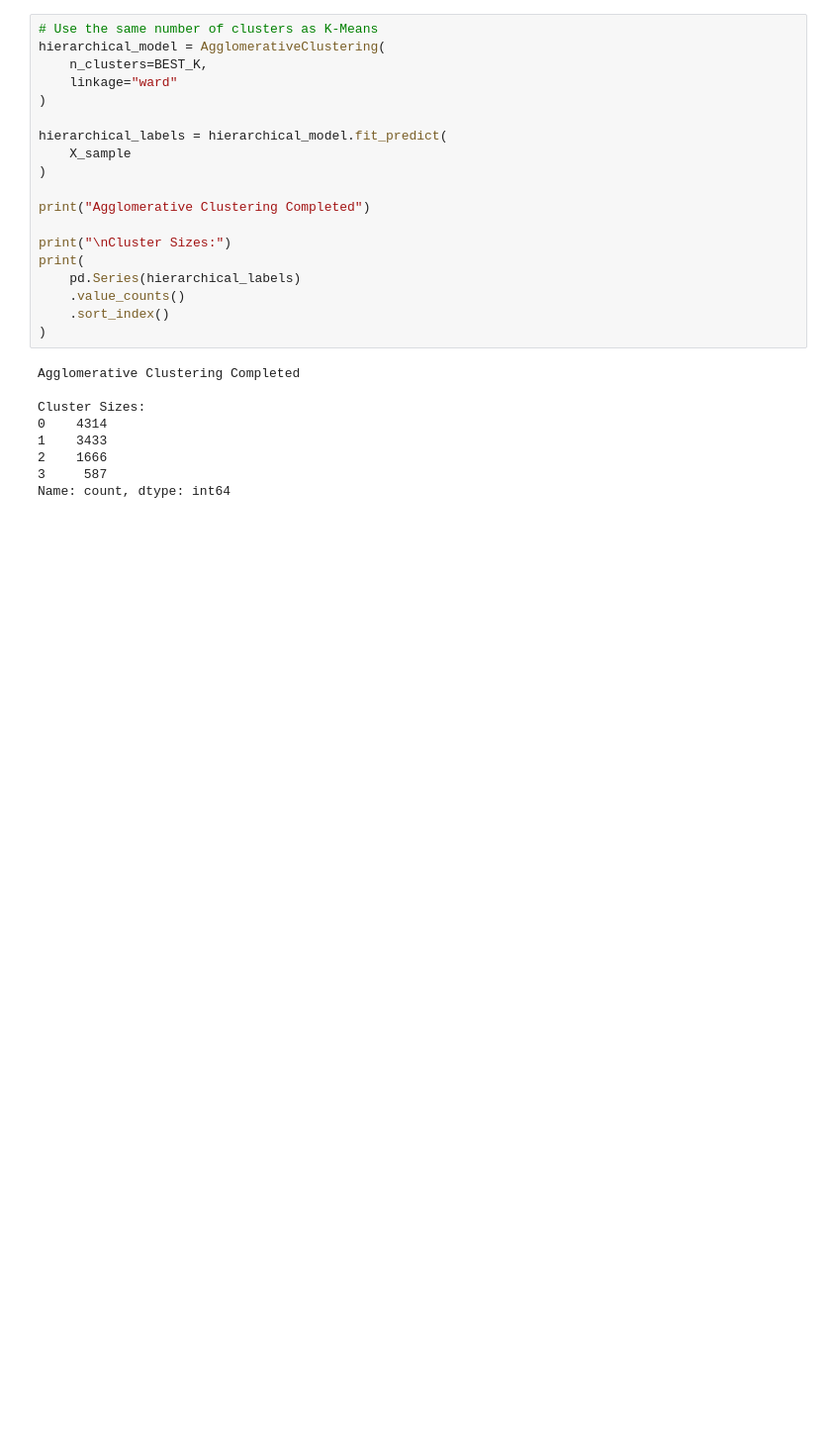
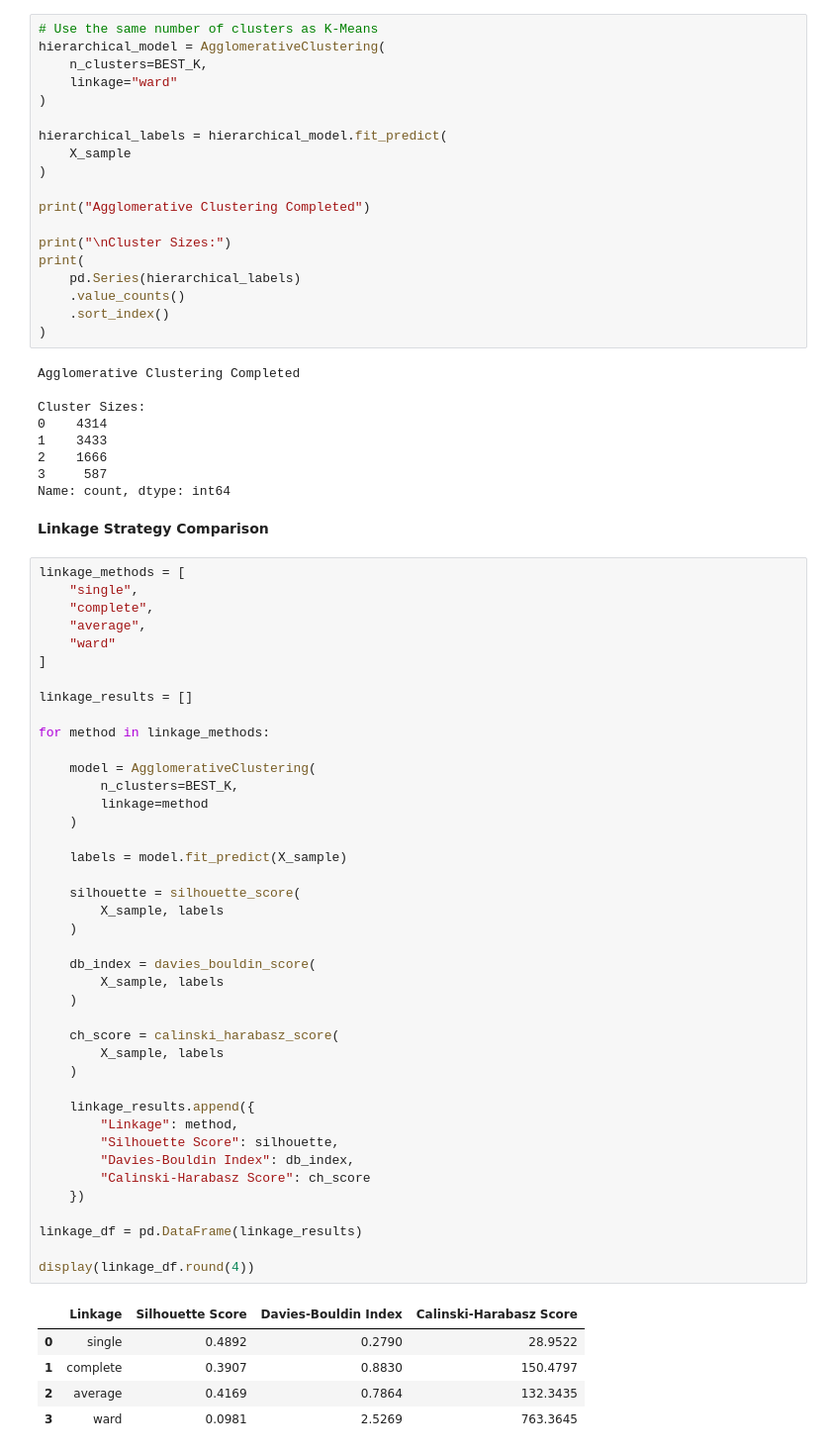
Before and after one commit to Meghana-PV/ml_caseStudy, a Jupyter notebook: notebooks/clustering.ipynb, the cells around one changed output. Shown at 99% size. Drawn from its saved outputs; the diff is of its cells as text; blank space fills up the shorter version.

```diff
--- a/notebooks/clustering.ipynb
+++ b/notebooks/clustering.ipynb
@@ -659,3 +659,52 @@ Cluster Sizes:
 2    1666
 3     587
 Name: count, dtype: int64
+# %% [markdown]
+__Linkage Strategy Comparison__
+# %%
+linkage_methods = [
+    "single",
+    "complete",
+    "average",
+    "ward"
+]
+
+linkage_results = []
+
+for method in linkage_methods:
+
+    model = AgglomerativeClustering(
+        n_clusters=BEST_K,
+        linkage=method
+    )
+
+    labels = model.fit_predict(X_sample)
+
+    silhouette = silhouette_score(
+        X_sample, labels
+    )
+
+    db_index = davies_bouldin_score(
+        X_sample, labels
+    )
+
+    ch_score = calinski_harabasz_score(
+        X_sample, labels
+    )
+
+    linkage_results.append({
+        "Linkage": method,
+        "Silhouette Score": silhouette,
+        "Davies-Bouldin Index": db_index,
+        "Calinski-Harabasz Score": ch_score
+    })
+
+linkage_df = pd.DataFrame(linkage_results)
+
+display(linkage_df.round(4))
+# %% [output]
+|  | Linkage | Silhouette Score | Davies-Bouldin Index | Calinski-Harabasz Score |
+| 0 | single | 0.4892 | 0.2790 | 28.9522 |
+| 1 | complete | 0.3907 | 0.8830 | 150.4797 |
+| 2 | average | 0.4169 | 0.7864 | 132.3435 |
+| 3 | ward | 0.0981 | 2.5269 | 763.3645 |
```
Also changed, not shown: parts of 2 cells of this notebook.
